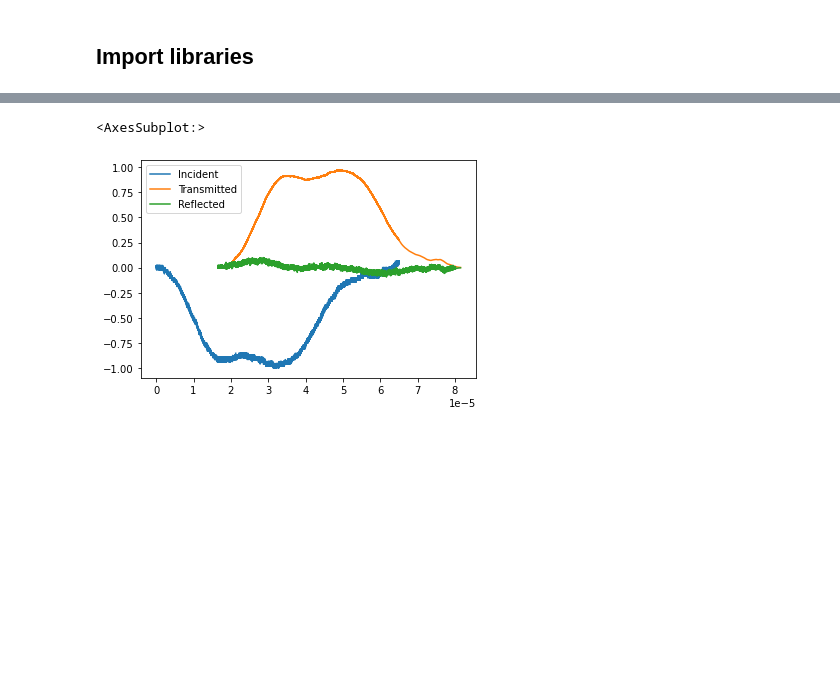
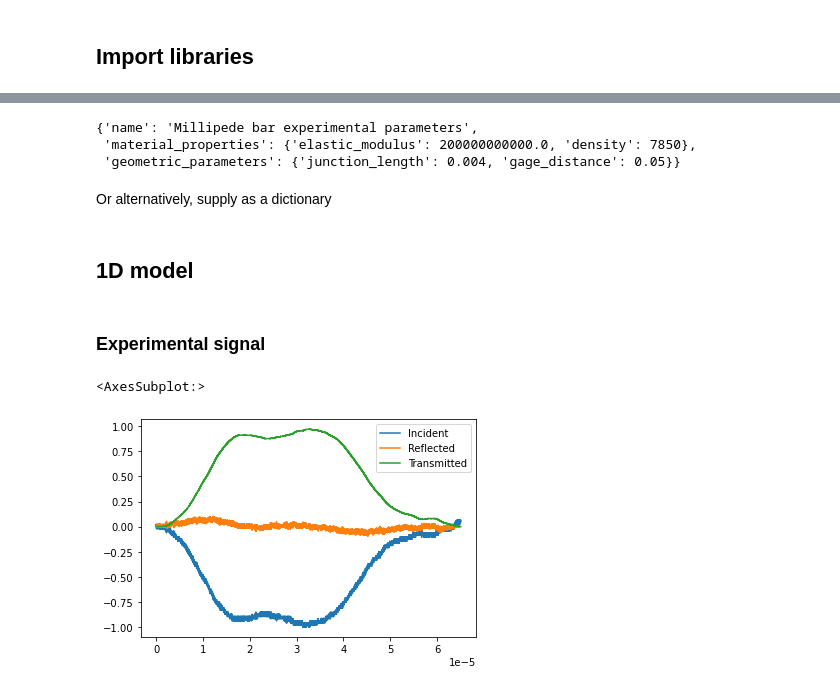
Before and after one commit to SubhashUFlorida/millipede-bar, a Jupyter notebook: Examples.ipynb, the cells around one changed output, grey strips where cells are left out. Saved outputs shown, nothing was run; the diff lists cells and outputs as text; code cells hidden in the pictures; blank space fills up the shorter version.

```diff
--- a/Examples.ipynb
+++ b/Examples.ipynb
@@ -13,7 +15,25 @@ import millipede_bar as mb
+# %%
+experimental_parameters = toml.load("parameters.toml")
+experimental_parameters
+# %% [output]
+{'name': 'Millipede bar experimental parameters',
+ 'material_properties': {'elastic_modulus': 200000000000.0, 'density': 7850},
+ 'geometric_parameters': {'junction_length': 0.004, 'gage_distance': 0.05}}
+# %% [markdown]
+Or alternatively, supply as a dictionary
+# %%
+experimental_parameters = {
+    "material_properties": {"elastic_modulus": 200.0e9, "density": 7850},
+    "geometric_parameters": {"junction_length": 4e-3, "gage_distance": 0},
+}
+# %% [markdown]
+## 1D model
+# %% [markdown]
+### Experimental signal
 # %%
 df_exp = mb.get_incident_data(file=Path("data/experimental.csv"))
-df_ana = mb.model_1d(df_incident=df_exp, parameter_file="parameters.toml")
+df_ana = mb.model_1d(df_incident=df_exp, experimental_parameters=experimental_parameters)
 df_ana.plot()
 # %% [output]
 <AxesSubplot:>
-[figure, old version]
+[figure, new version]
```
Also changed, not shown: parts of 33 cells of this notebook, 19 other files.
